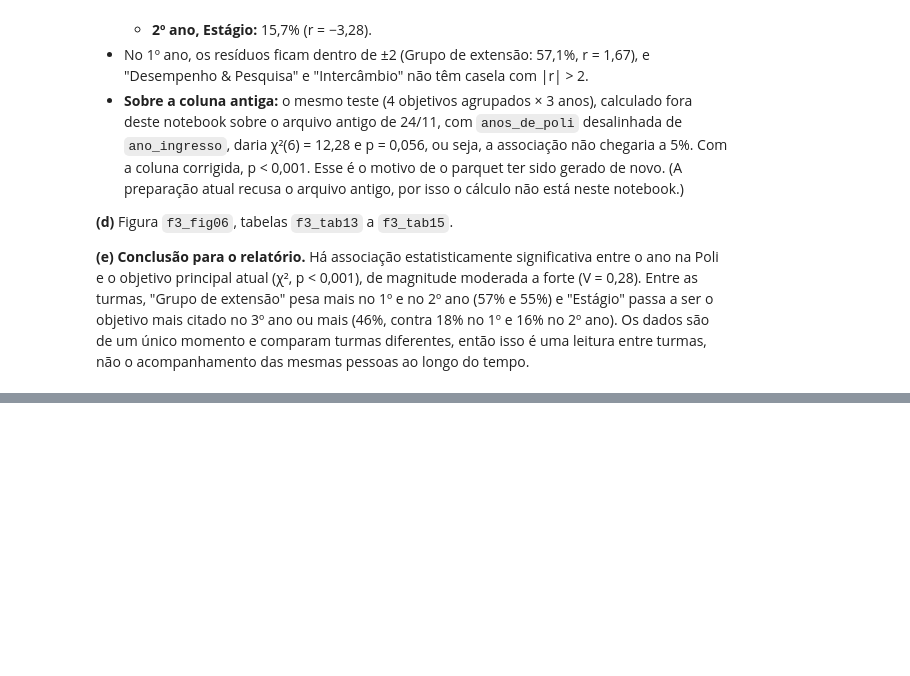
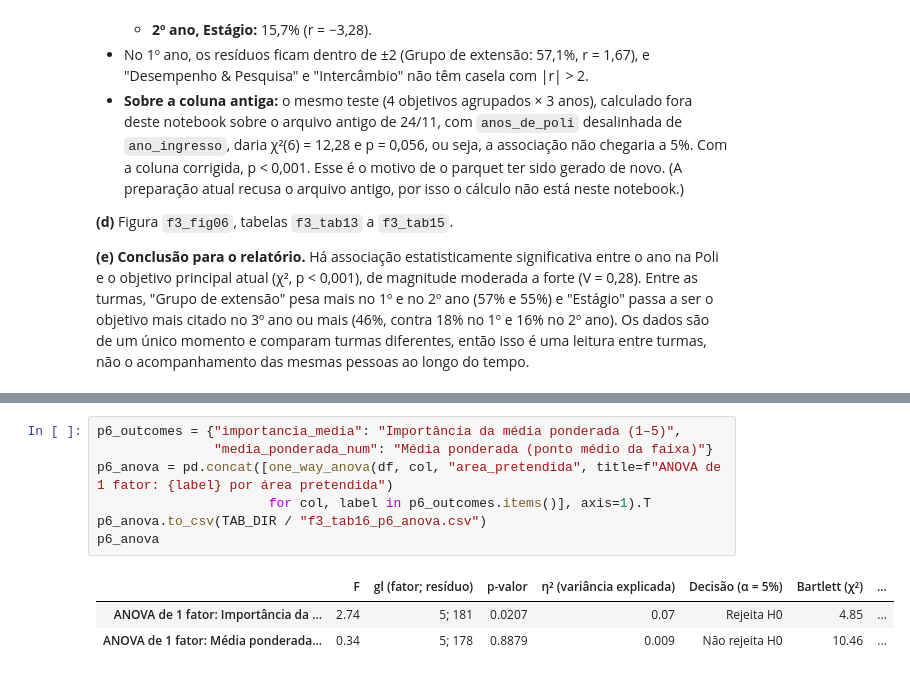
Before and after one commit to psallescard/estudo-grupos-de-extensao, a Jupyter notebook: notebooks/02_Carreira_Trajetoria_Objetivos.ipynb, the cells around one changed output, grey strips where cells are left out. Drawn from its saved outputs; the diff is of its cells as text; blank space fills up the shorter version.

```diff
--- a/notebooks/02_Carreira_Trajetoria_Objetivos.ipynb
+++ b/notebooks/02_Carreira_Trajetoria_Objetivos.ipynb
@@ -433,0 +455,11 @@ plot_stacked_shares(p4_observed, "Objetivo principal atual, por ano na Poli", "O
+# %%
+p6_outcomes = {"importancia_media": "Importância da média ponderada (1–5)",
+               "media_ponderada_num": "Média ponderada (ponto médio da faixa)"}
+p6_anova = pd.concat([one_way_anova(df, col, "area_pretendida", title=f"ANOVA de 1 fator: {label} por área pretendida")
+                      for col, label in p6_outcomes.items()], axis=1).T
+p6_anova.to_csv(TAB_DIR / "f3_tab16_p6_anova.csv")
+p6_anova
+# %% [output]
+|  | F | gl (fator; resíduo) | p-valor | η² (variância explicada) | Decisão (α = 5%) | Bartlett (χ²) | ... |
+| ANOVA de 1 fator: Importância da ... | 2.74 | 5; 181 | 0.0207 | 0.07 | Rejeita H0 | 4.85 | ... |
+| ANOVA de 1 fator: Média ponderada... | 0.34 | 5; 178 | 0.8879 | 0.009 | Não rejeita H0 | 10.46 | ... |
```
Also changed, not shown: parts of 5 cells of this notebook, 5 other files.
